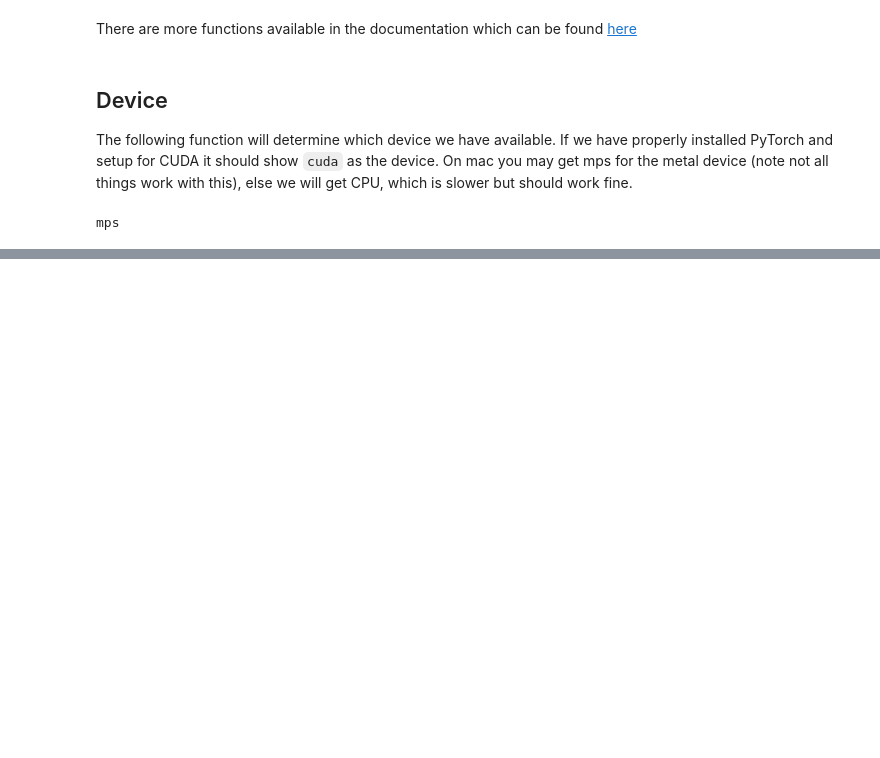
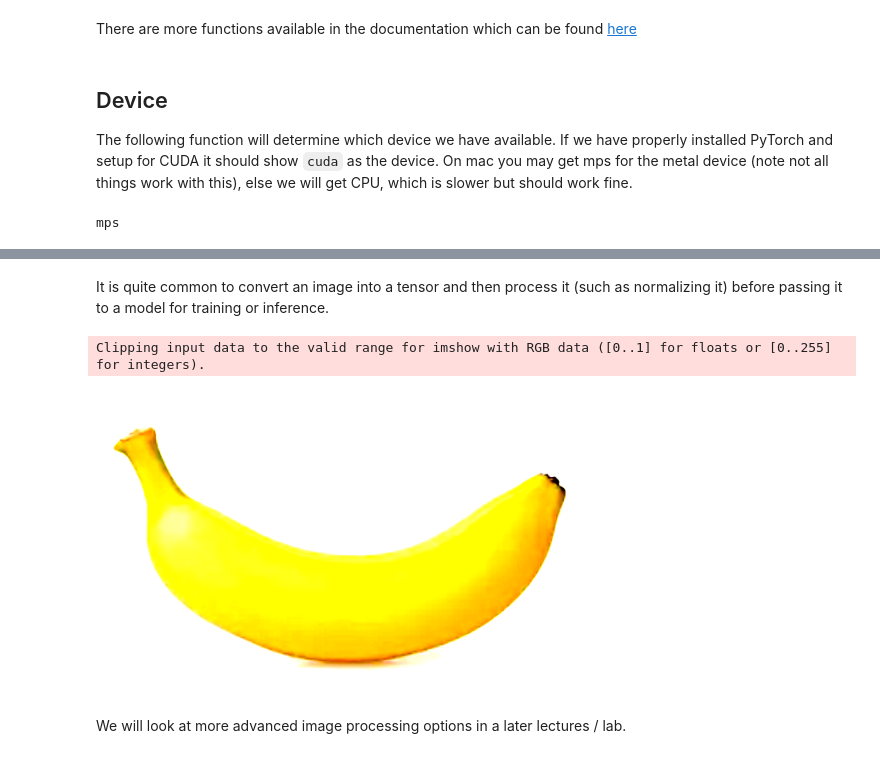
Before and after one commit to NCCA/SEForMedia, a Jupyter notebook: Lecture7/PyTorchAndTensors.ipynb, the cells around one changed output, grey strips where cells are left out. Drawn from its saved outputs; the diff is of its cells as text; code cells hidden in the pictures; blank space fills up the shorter version.

```diff
--- a/Lecture7/PyTorchAndTensors.ipynb
+++ b/Lecture7/PyTorchAndTensors.ipynb
@@ -239,0 +328,25 @@ mps
+# %% [markdown]
+It is quite common to convert an image into a tensor and then process it (such as normalizing it) before passing it to a model for training or inference.
+# %%
+# Load an image and apply transformations
+image = Image.open("banana.png")
+image=image.convert("RGB")
+# Normalize the image (simulating a normalized tensor from a model)
+# Going to exaggerate the  channels for illustration
+normalize = transforms.Compose([
+    transforms.ToTensor(),
+    transforms.Normalize(mean=[0.5, 0.5, 0.5], std=[0.3, 0.3, 0.3])
+])
+tensor_image = normalize(image)
+
+
+numpy_image = tensor_image.permute(1, 2, 0).numpy()
+
+plt.imshow(numpy_image)
+plt.axis('off')
+plt.show()
+# %% [output]
+Clipping input data to the valid range for imshow with RGB data ([0..1] for floats or [0..255] for integers).
+[figure, added]
+# %% [markdown]
+We will look at more advanced image processing options in a later lectures / lab.
```
Also changed, not shown: parts of 18 cells of this notebook, 2 other files.
